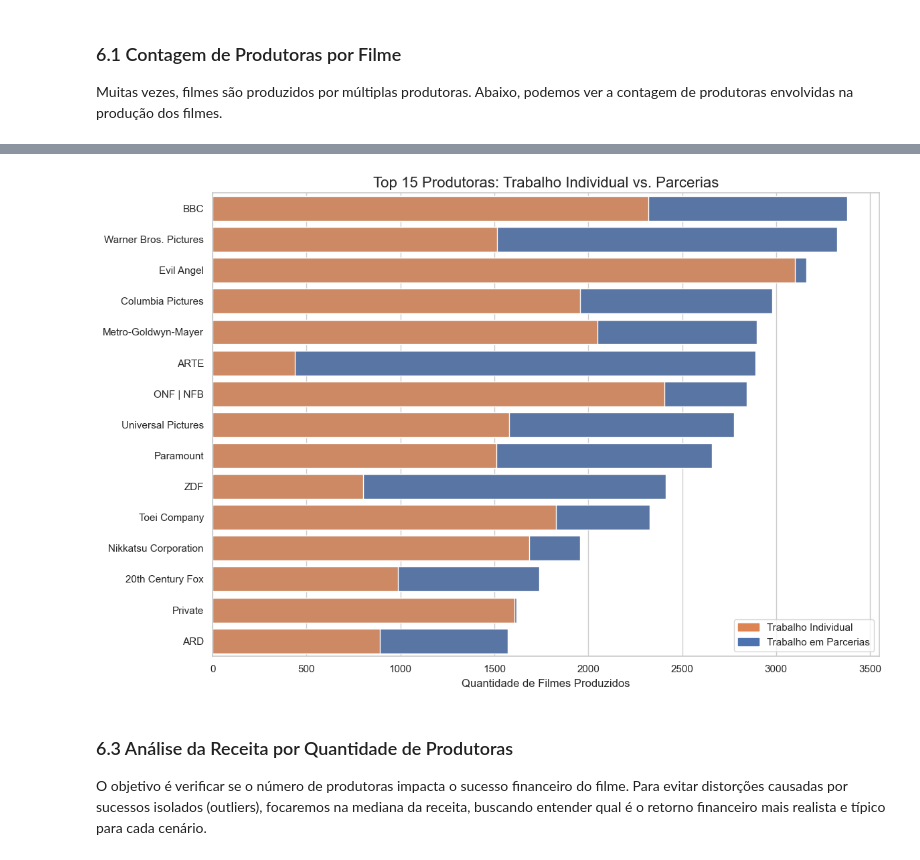
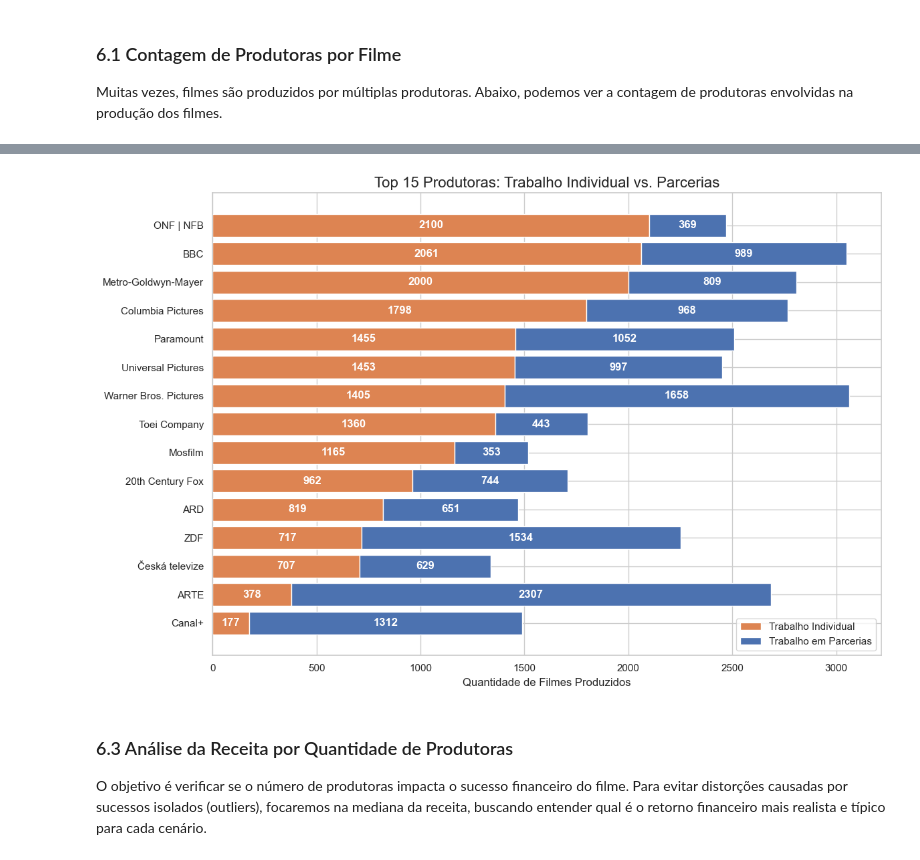
Before and after one commit to kauaneiras/Grupo-8-SBD2, a Jupyter notebook: Data Layer/silver/analytics.ipynb, the cells around one changed output, grey strips where cells are left out. Cells and saved outputs as stored; diff of their text form; code cells hidden in the pictures.

```diff
--- a/Data Layer/silver/analytics.ipynb
+++ b/Data Layer/silver/analytics.ipynb
@@ -544,6 +580,4 @@ Os gráficos abaixo indicam que filmes antigos tendiam a ter notas maiores. Isso
 # %%
-# Recarrega o df para garantir dados limpos
-df = pd.read_csv('dados_brutos.csv', encoding='utf-8')
 
 # Converte a coluna 'vote_average' para número, valores inválidos viram NaN
 df['vote_average'] = pd.to_numeric(df['vote_average'], errors='coerce')
@@ -680,11 +714,6 @@ plt.show()
 
 Muitas vezes, filmes são produzidos por múltiplas produtoras. Abaixo, podemos ver a contagem de produtoras envolvidas na produção dos filmes.
 # %%
-# Análise das Produtoras com Mais Filmes Produzidos
-
-# Recarrega o df
-df = pd.read_csv('dados_brutos.csv', encoding='utf-8')
-
 # Contagem de produtoras por filme
 from collections import Counter
 produtora_counter = Counter()
@@ -717,67 +748,64 @@ O objetivo desta análise é identificar as produtoras que mais contribuíram pa
 # %%
-# Análise Comparativa: Trabalho Individual vs. Parcerias nas Top 15 Produtoras
 
-# 1. Carrega e limpa
-df = pd.read_csv('dados_brutos.csv', encoding='utf-8')
-df = df.dropna(subset=['production_companies'])
+df['production_companies'] = df['production_companies'].fillna('')
 
-# 2. Prepara os dados
+# Filtrar strings vazias ANTES de fazer a contagem
+df_filtered = df[df['production_companies'].str.strip() != '']
 
-# Calcular o TOTAL de aparições (Geral)
-total_counts = df['production_companies'].str.split(', ').explode().value_counts()
+# Total de aparições
+total_counts = df_filtered['production_companies'].str.split(', ').explode()
+total_counts = total_counts[total_counts.str.strip() != ''].value_counts()
 
-# Calcular o valor INDIVIDUAL (Solo)
-solo_movies = df[~df['production_companies'].str.contains(',')]
+# Filmes solo (excluindo vazios)
+solo_movies = df_filtered[~df_filtered['production_companies'].str.contains(',', na=False)]
+solo_movies = solo_movies[solo_movies['production_companies'].str.strip() != '']
 solo_counts = solo_movies['production_companies'].value_counts()
 
-# Top 15 produtoras
+# Top 15 produtoras por total
 top_15 = total_counts.head(15).index
 
+# DataFrame para plot
 df_plot = pd.DataFrame({
     'Produtora': top_15,
-    'Total': total_counts[top_15].values,
-    'Individual': solo_counts.reindex(top_15, fill_value=0).values
+    'Individual': solo_counts.reindex(top_15, fill_value=0),
+    'Parcerias': total_counts[top_15] - solo_counts.reindex(top_15, fill_value=0)
 })
 
-df_plot = df_plot.sort_values('Total', ascending=False)
+df_plot = df_plot.sort_values('Individual', ascending=True)
 
-# Plotagem (sobrepor barras)
+# --- Plotagem ---
+fig, ax = plt.subplots(figsize=(12, 8))
 
-plt.figure(figsize=(12, 8))
-sns.set_theme(style="whitegrid")
+# Barra individual
+ax.barh(df_plot['Produtora'], df_plot['Individual'], color='#dd8452', label='Trabalho Individual')
 
-# 1. Camada de Fundo (TOTAL)
-sns.barplot(
-    data=df_plot,
-    x='Total',
-    y='Produtora',
-    color='#4c72b0',
-    label='Trabalho em Parcerias',
-    edgecolor='white'
-)
+# Barra de parceria
+ax.barh(df_plot['Produtora'], df_plot['Parcerias'],
+        left=df_plot['Individual'],
+        color='#4c72b0',
+        label='Trabalho em Parcerias')
 
-# 2. Camada da Frente (INDIVIDUAL)
-sns.barplot(
-    data=df_plot,
-    x='Individual',
-    y='Produtora',
-    color='#dd8452',
-    label='Trabalho Individual',
-    edgecolor='white'
-)
+# Títulos e labels
+ax.set_xlabel('Quantidade de Filmes Produzidos', fontsize=12)
+ax.set_title('Top 15 Produtoras: Trabalho Individual vs. Parcerias', fontsize=16)
+ax.set_ylabel('')
+ax.legend(loc='lower right')
 
-plt.title('Top 15 Produtoras: Trabalho Individual vs. Parcerias', fontsize=16)
-plt.xlabel('Quantidade de Filmes Produzidos', fontsize=12)
-plt.ylabel('')
-
-top_bar = mpatches.Patch(color='#dd8452', label='Trabalho Individual')
-bottom_bar = mpatches.Patch(color='#4c72b0', label='Trabalho em Parcerias')
-plt.legend(handles=[top_bar, bottom_bar], loc='lower right', frameon=True)
+# Adicionar valores nas barras para melhor leitura
+for i, (ind, par) in enumerate(zip(df_plot['Individual'], df_plot['Parcerias'])):
+    if ind > 0:
+        ax.text(ind/2, i, f'{int(ind)}',
+                ha='center', va='center',
+                color='white', fontweight='bold')
+    if par > 0:
+        ax.text(ind + par/2, i, f'{int(par)}',
+                ha='center', va='center',
+                color='white', fontweight='bold')
 
 plt.tight_layout()
 plt.show()
 # %% [output]
-[figure, old version]
+[figure, new version]
 # %% [markdown]
 ### 6.3 Análise da Receita por Quantidade de Produtoras
 
```
Also changed, not shown: parts of 30 cells of this notebook, 1 other file.
